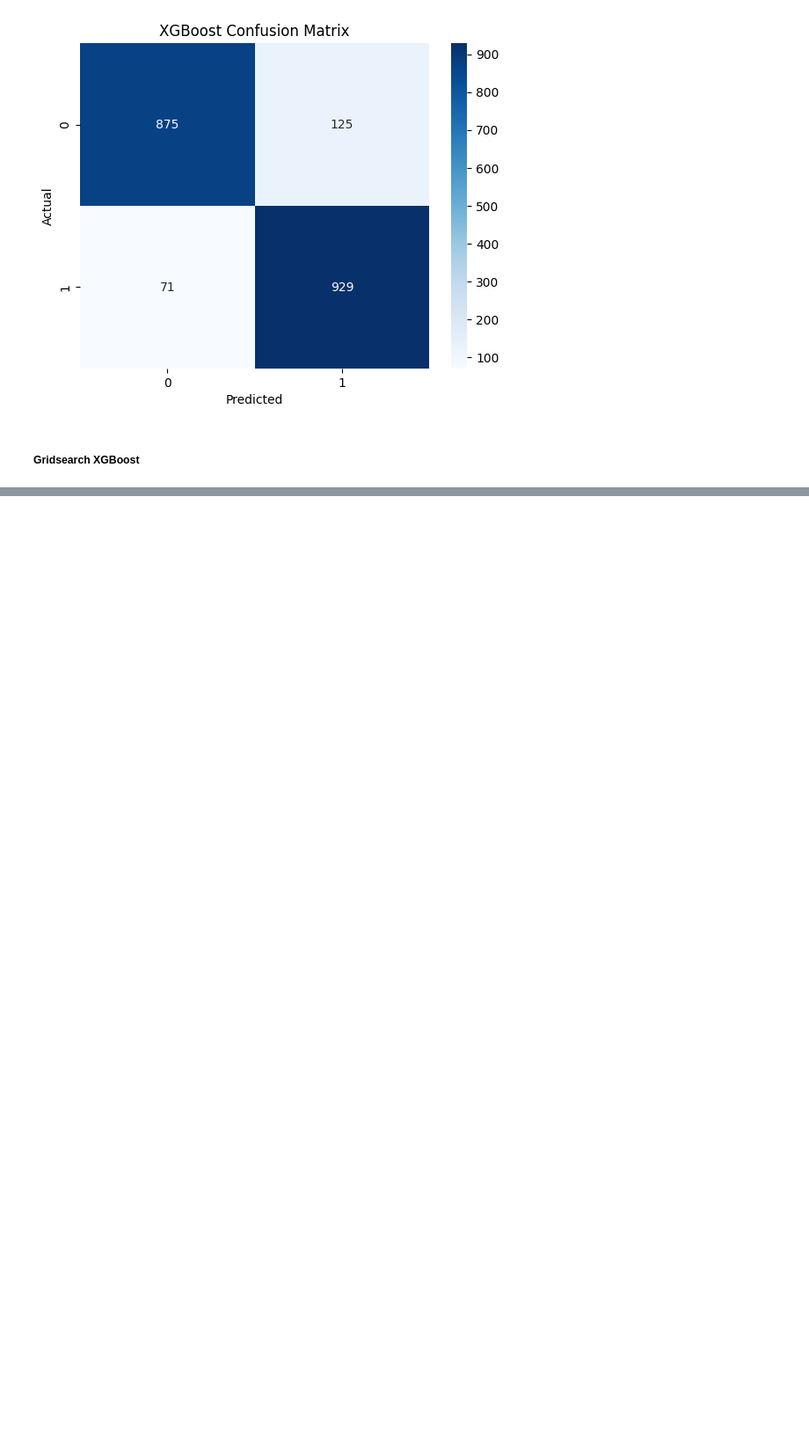
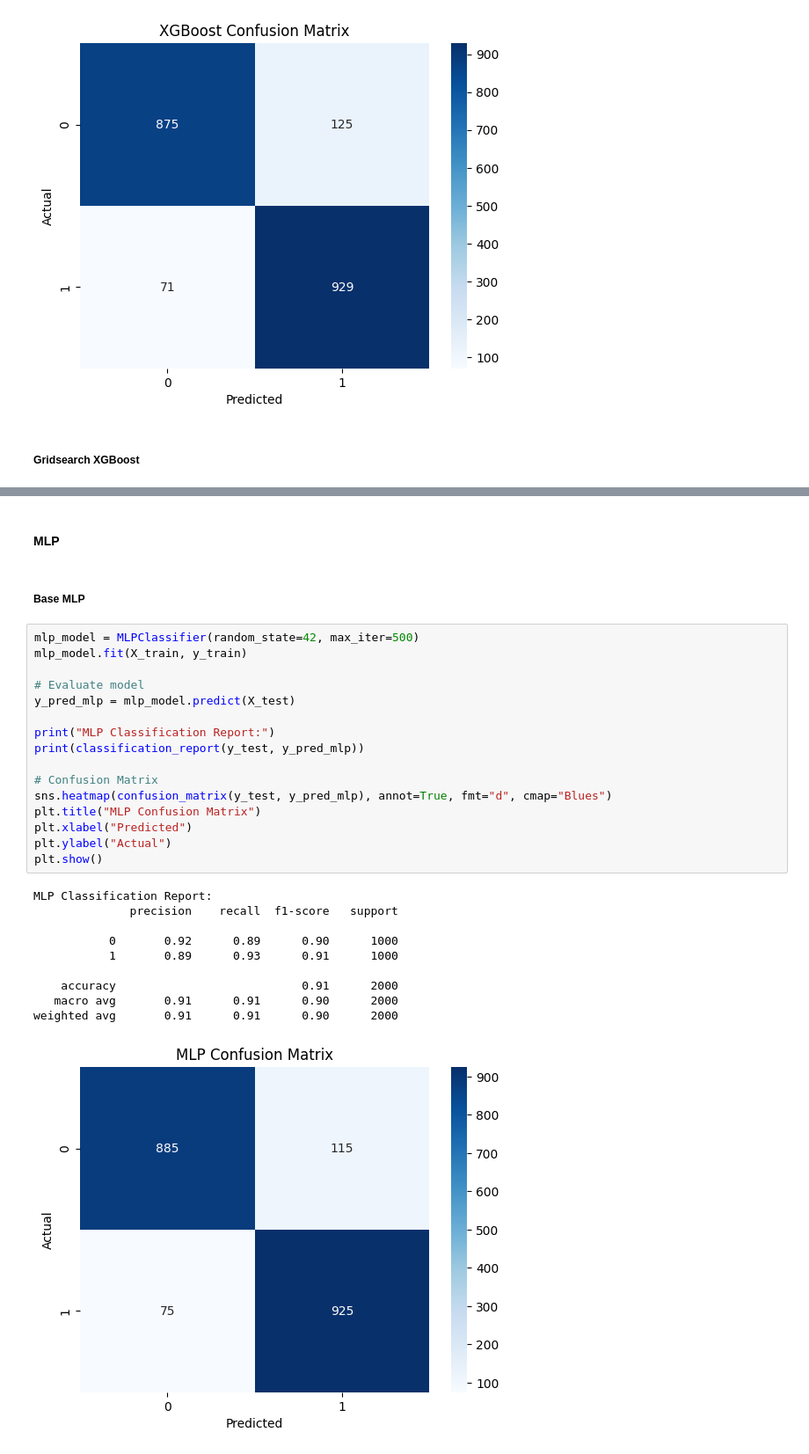
Before and after one commit to julian-ornelas/phishing-link-detection, a Jupyter notebook: notebooks/ml_dataset_1_processed.ipynb, the cells around one changed output, grey strips where cells are left out. Shown: that part at 88% size. Saved outputs shown, nothing was run; the diff lists cells and outputs as text; blank space fills up the shorter version.

Commit message:
Dataset 1 base and GridSearchCV MLP + pickled

```diff
--- a/notebooks/ml_dataset_1_processed.ipynb
+++ b/notebooks/ml_dataset_1_processed.ipynb
@@ -158,0 +158,31 @@ weighted avg       0.91      0.91      0.90      2000
+# %% [markdown]
+#### MLP
+# %% [markdown]
+##### Base MLP
+# %%
+mlp_model = MLPClassifier(random_state=42, max_iter=500)
+mlp_model.fit(X_train, y_train)
+
+# Evaluate model
+y_pred_mlp = mlp_model.predict(X_test)
+
+print("MLP Classification Report:")
+print(classification_report(y_test, y_pred_mlp))
+
+# Confusion Matrix
+sns.heatmap(confusion_matrix(y_test, y_pred_mlp), annot=True, fmt="d", cmap="Blues")
+plt.title("MLP Confusion Matrix")
+plt.xlabel("Predicted")
+plt.ylabel("Actual")
+plt.show()
+# %% [output]
+MLP Classification Report:
+              precision    recall  f1-score   support
+
+           0       0.92      0.89      0.90      1000
+           1       0.89      0.93      0.91      1000
+
+    accuracy                           0.91      2000
+   macro avg       0.91      0.91      0.90      2000
+weighted avg       0.91      0.91      0.90      2000
+[figure, added]
```
Also changed, not shown: parts of 4 cells of this notebook, 1 other file.
